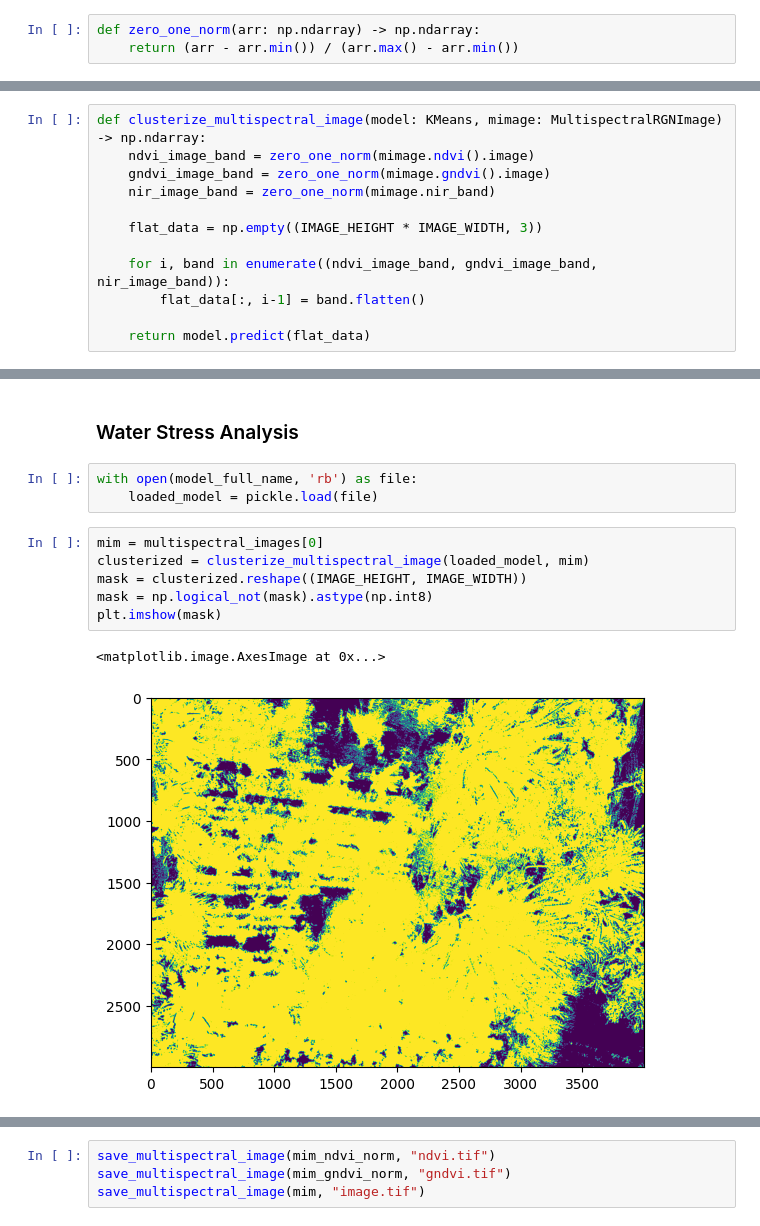
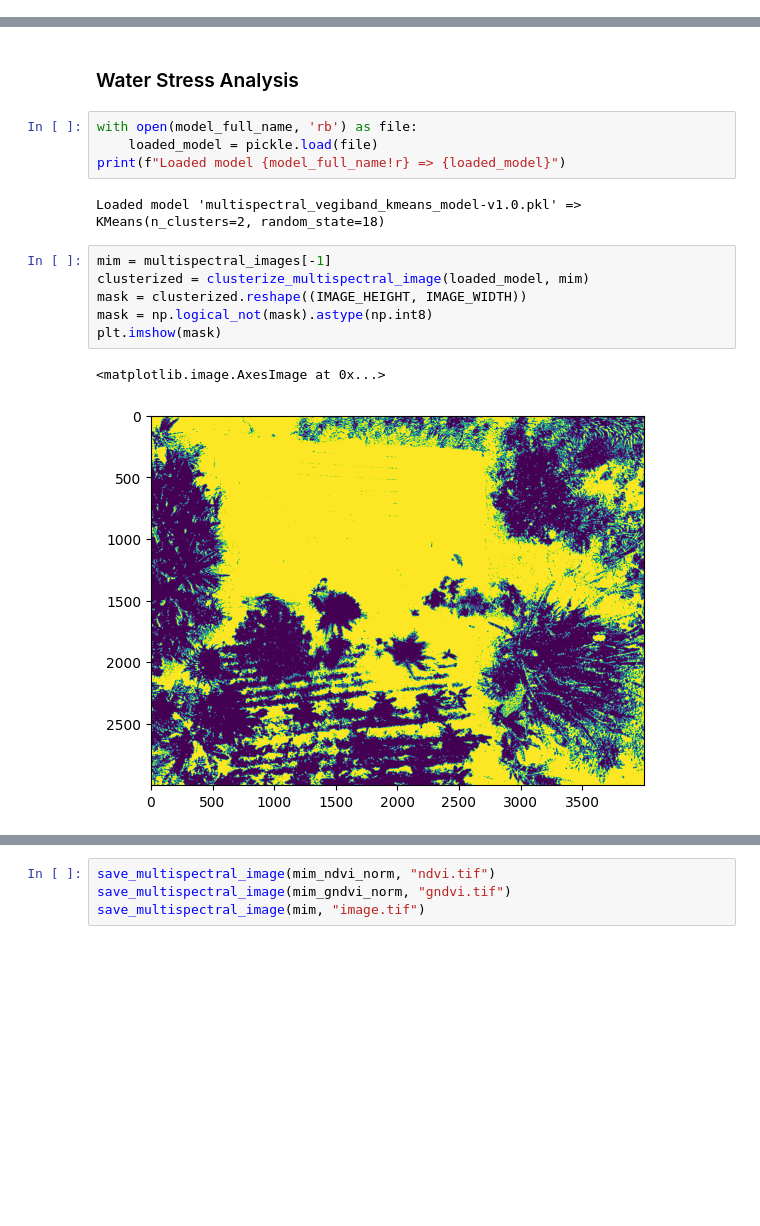
Before and after one commit to rs2lab/survey3-water-stress-detection, a Jupyter notebook: water_stress_detection.ipynb, the cells around one changed output, grey strips where cells are left out. Cells and saved outputs as stored; diff of their text form; blank space fills up the shorter version.

```diff
--- a/water_stress_detection.ipynb
+++ b/water_stress_detection.ipynb
@@ -31,9 +31,6 @@ print(f"Loaded {len(multispectral_images)} images.")
 Loaded 5 images.
 # %% [markdown]
 ### Training the KMeans Segmentation Model
-# %%
-def zero_one_norm(arr: np.ndarray) -> np.ndarray:
-    return (arr - arr.min()) / (arr.max() - arr.min())
 # %%
 training_data = []
 
@@ -58,18 +55,6 @@ kmeans_model.cluster_centers_
 # %% [output]
 array([[0.7248885 , 0.21263881, 0.79449415],
        [0.49699226, 0.16179297, 0.5415636 ]])
-# %%
-def clusterize_multispectral_image(model: KMeans, mimage: MultispectralRGNImage) -> np.ndarray:
-    ndvi_image_band = zero_one_norm(mimage.ndvi().image)
-    gndvi_image_band = zero_one_norm(mimage.gndvi().image)
-    nir_image_band = zero_one_norm(mimage.nir_band)
-
-    flat_data = np.empty((IMAGE_HEIGHT * IMAGE_WIDTH, 3))
-
-    for i, band in enumerate((ndvi_image_band, gndvi_image_band, nir_image_band)):
-        flat_data[:, i-1] = band.flatten()
-
-    return model.predict(flat_data)
 # %%
 cluster = clusterize_multispectral_image(kmeans_model, multispectral_images[-1])
 plt.imshow(cluster.reshape((IMAGE_HEIGHT, IMAGE_WIDTH)))
@@ -101,15 +86,18 @@ Model 'multispectral_vegiband_kmeans_model-v1.0.pkl' was successfuly saved!
 # %%
 with open(model_full_name, 'rb') as file:
     loaded_model = pickle.load(file)
+print(f"Loaded model {model_full_name!r} => {loaded_model}")
+# %% [output]
+Loaded model 'multispectral_vegiband_kmeans_model-v1.0.pkl' => KMeans(n_clusters=2, random_state=18)
 # %%
-mim = multispectral_images[0]
+mim = multispectral_images[-1]
 clusterized = clusterize_multispectral_image(loaded_model, mim)
 mask = clusterized.reshape((IMAGE_HEIGHT, IMAGE_WIDTH))
 mask = np.logical_not(mask).astype(np.int8)
 plt.imshow(mask)
 # %% [output]
 <matplotlib.image.AxesImage at 0x...>
-[figure, old version]
+[figure, new version]
 # %%
 mim_ndvi = mim.ndvi()
 mim_gndvi = mim.gndvi()
```
Also changed, not shown: parts of 2 cells of this notebook.
